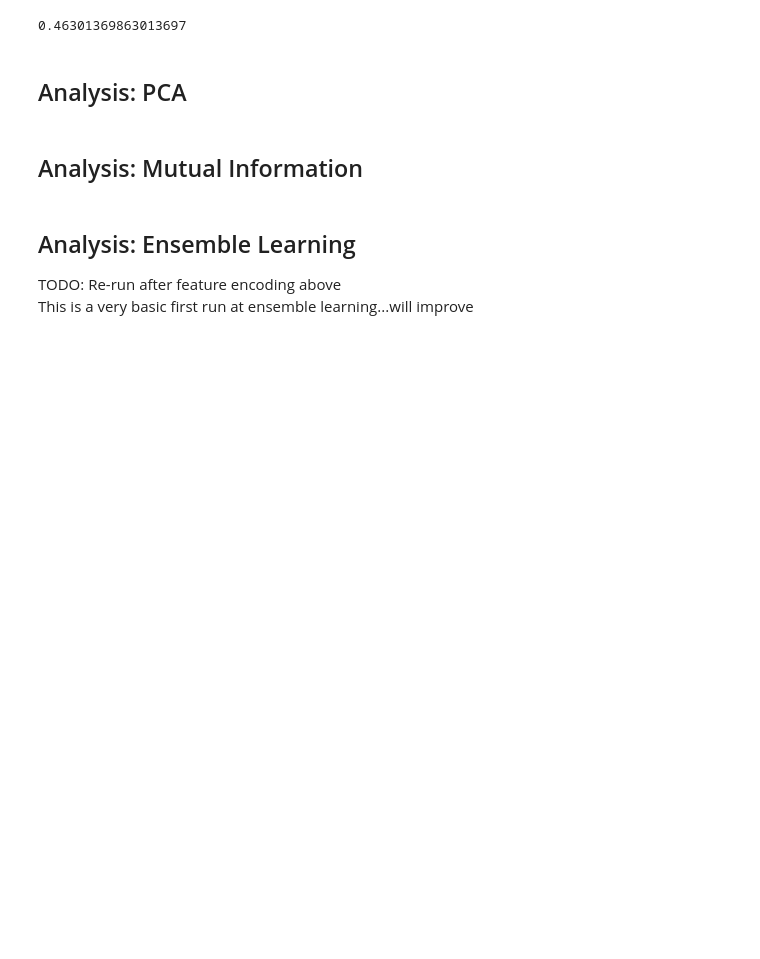
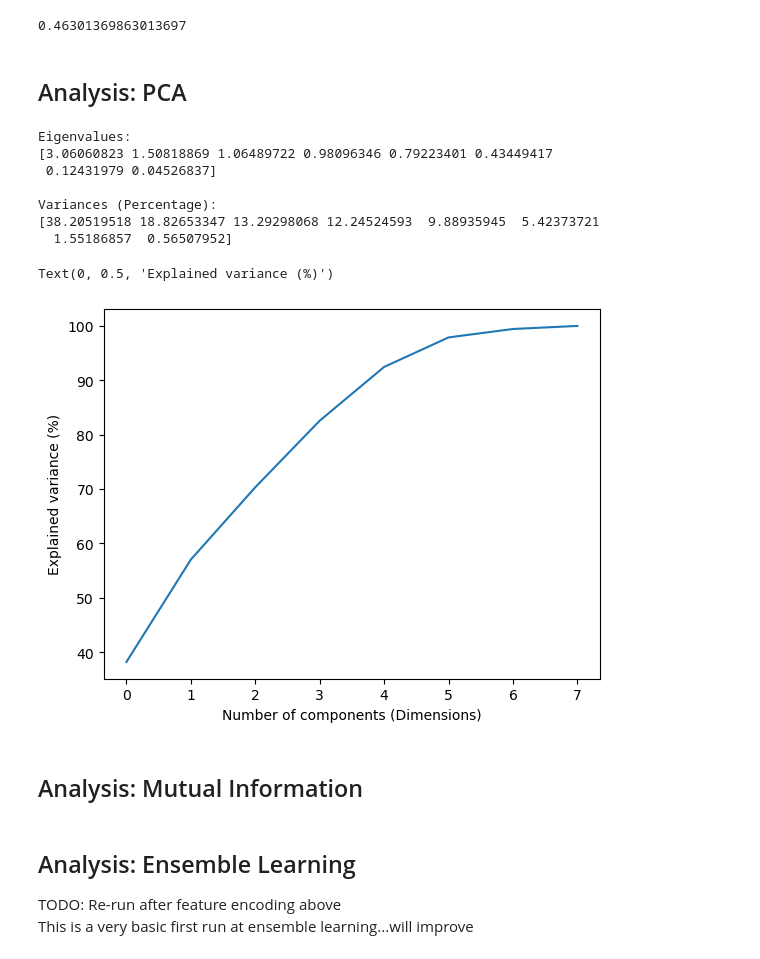
Before and after one commit to brinkbrink/WA_CS_v2, a Jupyter notebook: SchoolAnalysis.ipynb, the cells around one changed output. Cells and saved outputs as stored; diff of their text form; code cells hidden in the pictures; blank space fills up the shorter version.

```diff
--- a/SchoolAnalysis.ipynb
+++ b/SchoolAnalysis.ipynb
@@ -649,3 +647,33 @@ X_scaled
+# %%
+# Apply PCA
+from sklearn.decomposition import PCA
+pca = PCA(n_components=None)
+pca.fit(X_scaled)
+
+# Get the eigenvalues
+print("Eigenvalues:")
+print(pca.explained_variance_)
+print()
+
+# Get explained variances
+print("Variances (Percentage):")
+print(pca.explained_variance_ratio_ * 100)
+print()
+
+# Make the scree plot
+plt.plot(np.cumsum(pca.explained_variance_ratio_ * 100))
+plt.xlabel("Number of components (Dimensions)")
+plt.ylabel("Explained variance (%)")
+# %% [output]
+Eigenvalues:
+[3.06060823 1.50818869 1.06489722 0.98096346 0.79223401 0.43449417
+ 0.12431979 0.04526837]
+
+Variances (Percentage):
+[38.20519518 18.82653347 13.29298068 12.24524593  9.88935945  5.42373721
+  1.55186857  0.56507952]
+Text(0, 0.5, 'Explained variance (%)')
+[figure, added]
 # %% [markdown]
 ## Analysis: Mutual Information
 # %% [markdown]
```
Also changed, not shown: parts of 9 cells of this notebook.
